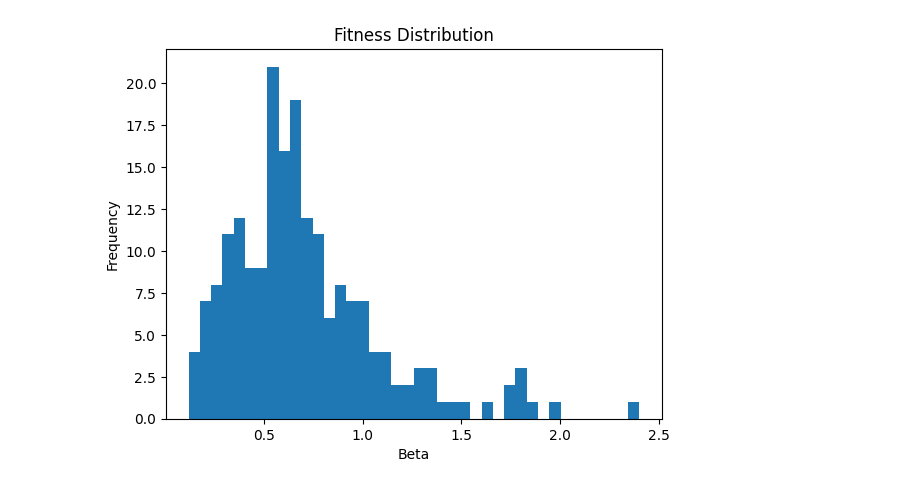
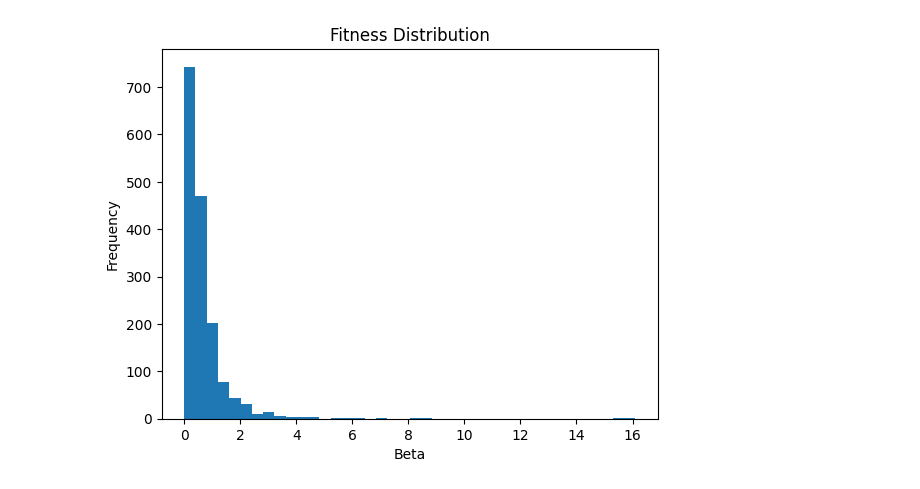
Before and after one commit to AaronDC60/Bianconi_Barabasi, a Jupyter notebook: code/fitness_estimation.ipynb, the cells around one changed output. Saved outputs shown, nothing was run; the diff lists cells and outputs as text; code cells hidden in the pictures.

```diff
--- a/code/fitness_estimation.ipynb
+++ b/code/fitness_estimation.ipynb
@@ -44,39 +92,33 @@ for i in range(len(lnk)):
 # %%
-""" Fitness distribution according to the book. Clearly not right, but
-    from some perspective it makes sense: most values are close to zero
-    since new nodes are created later and, therefore, have less time to
-    overtake old onces. Maybe they ommited some details in the book """
+def estimate_beta(degrees, times):
+    lnk = [np.log(x) for x in degrees]
+    lnt = [np.log(t) for t in times]
 
-# Extracting end-time degrees for top nodes
-end_time_degrees = [node_degrees[node][-1] for node in range(size)]
-top_nodes = sorted(range(size), key=lambda x: end_time_degrees[x], reverse=True)[:int(0.2 * size)]
+    # Estimating betas using linear regression
+    beta = []
+    for i in range(len(lnk)):
+        if len(lnk[i]) < 10:
+            continue
 
-# Filtering degrees for top nodes
-top_degrees = [node_degrees[i] for i in top_nodes]
-top_times = [times[i] for i in top_nodes]
+        slope, intercept, _, _, _ = linregress(lnt[i], lnk[i])
 
-degrees, times = top_degrees, top_times
+        if slope > 0:
+            beta.append(slope)
 
-lnk = [np.log(x) for x in degrees]
-lnt = [np.log(t) for t in times]
-
-# Estimating betas using linear regression
-beta = []
-for i in range(len(lnk)):
-    if len(lnk[i]) < 10:
-        continue
-
-    slope, intercept, _, _, _ = linregress(lnt[i], lnk[i])
-
-    if slope > 0:
-        beta.append(slope)
-
-# Plotting the fitness (beta) distribution histogram
-plt.figure()
-plt.hist(beta, bins=40)
-plt.xlabel('Beta')
-plt.ylabel('Frequency')
-plt.title('Fitness Distribution')
-plt.show()
+    return beta
-# %% [output]
-[figure, removed]
+# %%
+""" the distribution here must be approximately uniform from 0 to 1 """
+
+degrees_new, times_new = node_degrees, times
+
+beta = estimate_beta(degrees_new, times_new)
+
+# Plotting the fitness (beta) distribution histogram
+plt.figure()
+plt.hist(beta, bins=40)
+plt.xlabel('Beta')
+plt.ylabel('Frequency')
+plt.title('Fitness Distribution')
+plt.show()
+# %% [output]
+[figure, added]
```
Also changed, not shown: parts of 8 cells of this notebook, 1 other file.
